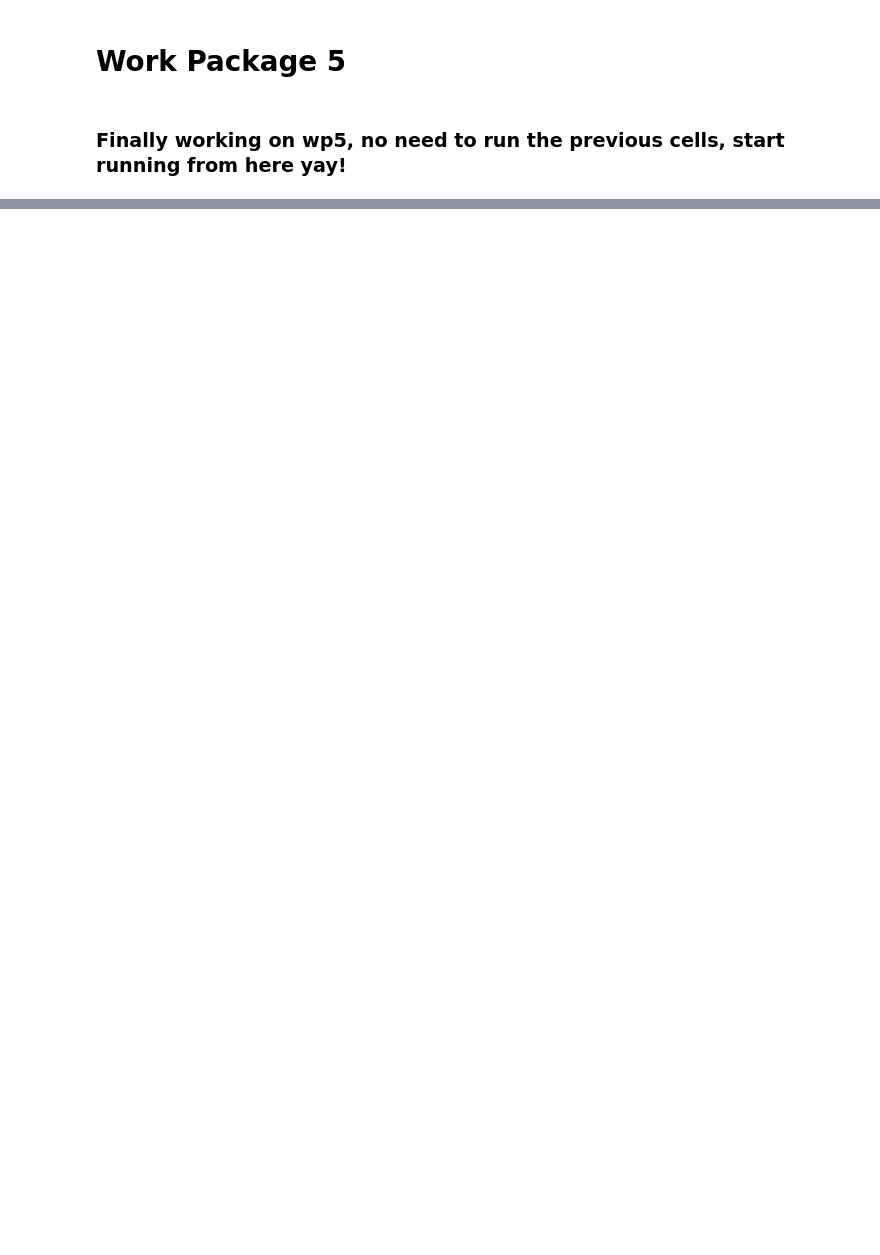
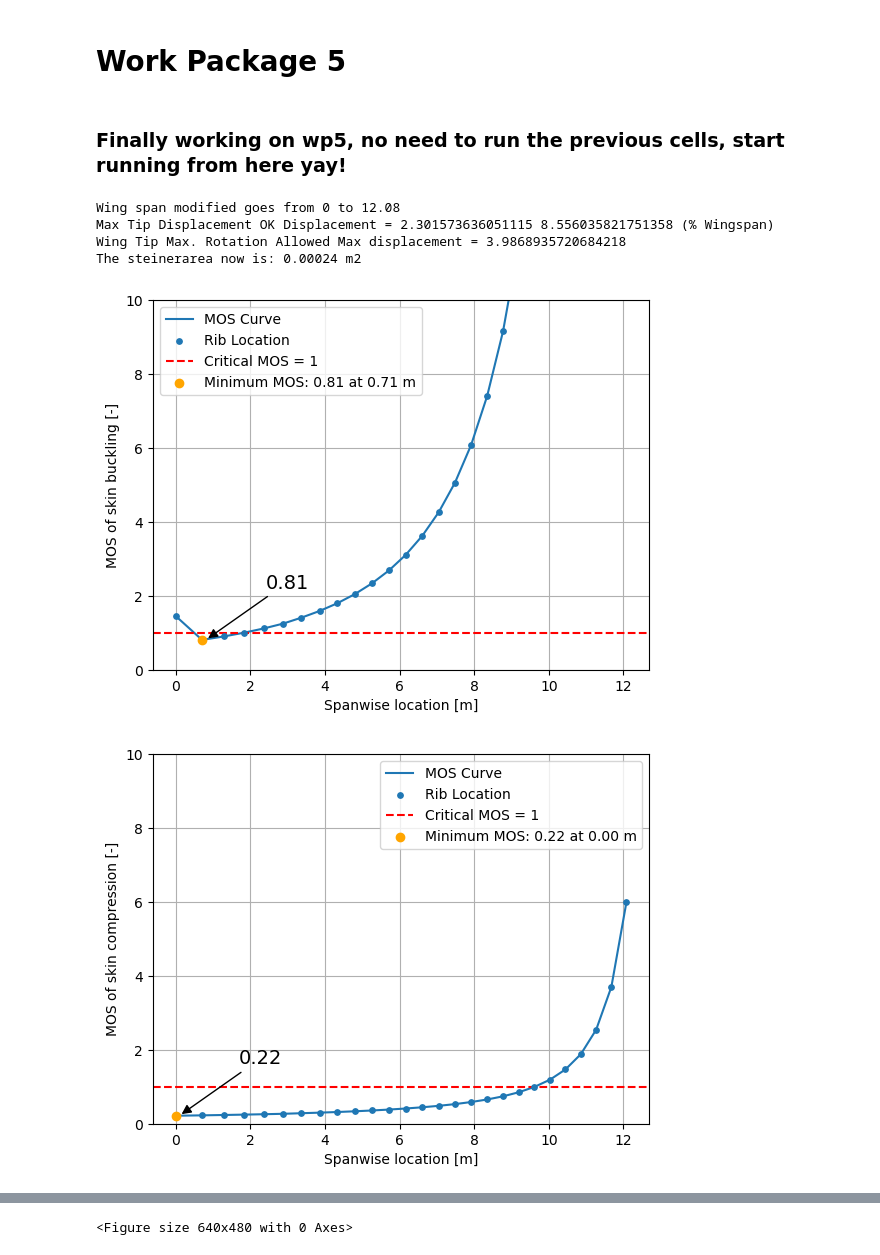
Before and after one commit to federicoangioni/AE2111-I-Aerospace-System-Design, a Jupyter notebook: WP4-5/main_faster.ipynb, the cells around one changed output, grey strips where cells are left out. Saved outputs shown, nothing was run; the diff lists cells and outputs as text; code cells hidden in the pictures; blank space fills up the shorter version.

```diff
--- a/WP4-5/main_faster.ipynb
+++ b/WP4-5/main_faster.ipynb
@@ -169,7 +175,7 @@ area_factor = 12
 wingbox = WingBox(c_r= c_r, c_t = None, wingspan=b, area_factor_flanges=area_factor,
                   intersection= intersection, tr= tr, t_spar= t_spar, t_caps= t_spar)
 
-dimensions = {'base': 40e-3, 'height': 40e-3, 'thickness base': 4e-3, 'thickness height': 4e-3}
+dimensions = {'base': 40e-3, 'height': 40e-3, 'thickness base': 3e-3, 'thickness height': 3e-3}
 stringers = [20, 1, 'L', dimensions]
 
 wingbox.show(wingbox.z, loads= [g_moment, g_torque], moduli= [E, G], stringers= stringers, limits=[0, 10], plot= False, degrees= True,
@@ -178,15 +184,22 @@ wingbox.show(wingbox.z, loads= [g_moment, g_torque], moduli= [E, G], stringers=
 area_stringer = dimensions['base']*dimensions['thickness base'] + dimensions['height']*dimensions['thickness height']
 
 print(f'The steinerarea now is: {area_stringer} m2')
+# %% [output]
+Wing span modified goes from 0 to 12.08
+Max Tip Displacement OK Displacement = 2.301573636051115 8.556035821751358 (% Wingspan)
+Wing Tip Max. Rotation Allowed Max displacement = 3.9868935720684218
+The steinerarea now is: 0.00024 m2
 # %%
 from wp5_1 import SkinBuckling, area_crosssection
 n_ribs = 27
 t_front = 0.001
 t_rear = 0.003
 skin = SkinBuckling(n_ribs=n_ribs, E = E, wingbox_geometry=wingbox.geometry, wingspan=wingbox.wingspan, v= 0.33, M = g_moment, N= g_axial,
                     I_tot = wingbox.MOM_total, t_caps=t_caps, stringers= stringers, area=area_crosssection, chord= wingbox.chord,
                     flange = area_factor, sigma_yield= tsY, compressive_yield = sigmaComp, t_front = t_front, t_rear = t_rear)
 # if you want a ceiling in the graph so to see you actually surpass the 1 mos mark insert ceiling = True,
 # power value is used to concentrate the ribs more at the root
-skin.show(ceiling = True, concentration=0)
-skin.skin_Ks(concentration= 0.01)
+skin.show(ceiling = True, concentration=0.13)
+# %% [output]
+[figure, added]
+[figure, added]
@@ -193,3 +207,4 @@ skin.skin_Ks(concentration= 0.01)
+<Figure size 640x480 with 0 Axes>
 # %%
 from wp5_1 import SparWebBuckling, area_crosssection
 t_front = 7e-3
```
Also changed, not shown: parts of 6 cells of this notebook, 5 other files.
